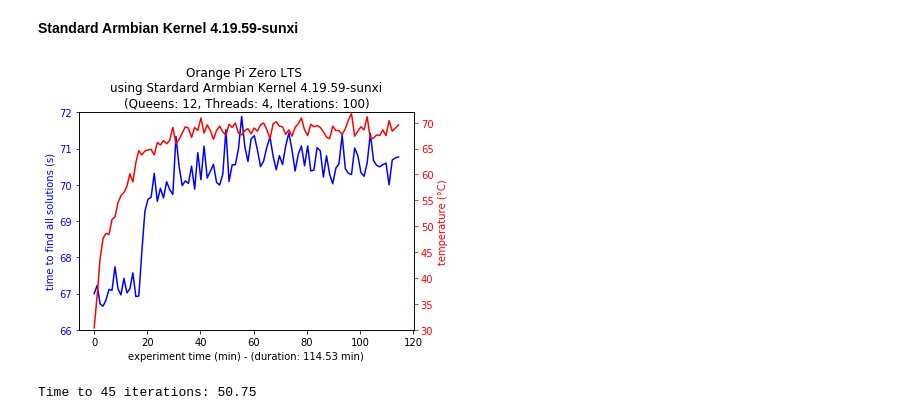
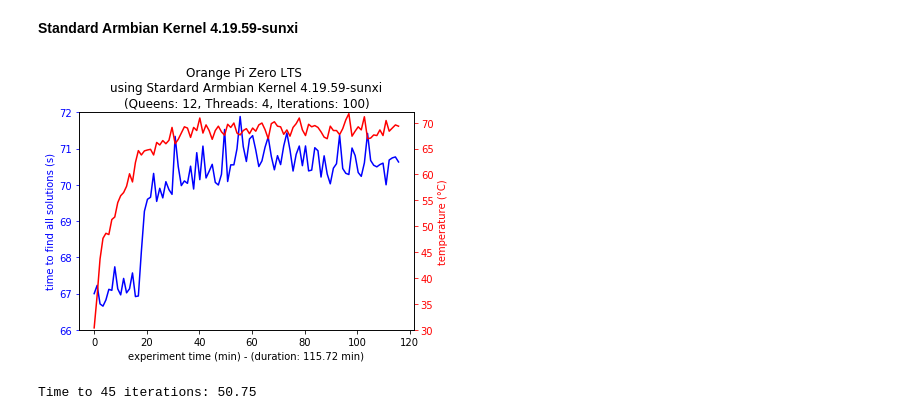
Before and after one commit to lemariva/rPI-Tests, a Jupyter notebook: performance_test_standard_kernel_orange_pi.ipynb, the cells around one changed output. Cells and saved outputs as stored; diff of their text form; code cells hidden in the pictures.

```diff
--- a/performance_test_standard_kernel_orange_pi.ipynb
+++ b/performance_test_standard_kernel_orange_pi.ipynb
@@ -88,13 +88,13 @@ kernel_std_orange_pi_st['time'] -= kernel_std_orange_pi_st['time'][0]
 # %%
 # plotting standard armbian kernel with orange-pi multi-thread solution
 timestamp_std_orange_pi_mt = kernel_std_orange_pi_mt.time/60
 time_std_orange_pi_mt = kernel_std_orange_pi_mt.seconds + kernel_std_orange_pi_mt.microseconds/1000000
 temp_std_orange_pi_mt = (kernel_std_orange_pi_mt.cpu_temp + kernel_std_orange_pi_mt.gpu_temp)/2
 title = "Orange Pi Zero LTS \nusing Stardard Armbian Kernel 4.19.59-sunxi\n(Queens: 12, Threads: 4, Iterations: 100)"
 
-plot_data(timestamp_std_orange_pi_mt[:99], time_std_orange_pi_mt[:99], temp_std_orange_pi_mt[:99], (66, 72, 30, 72), title)
+plot_data(timestamp_std_orange_pi_mt[:100], time_std_orange_pi_mt[:100], temp_std_orange_pi_mt[:100], (66, 72, 30, 72), title)
 # %% [output]
-[figure, old version]
+[figure, new version]
 # %%
 print("Time to 45 iterations: %.2f" %timestamp_std_orange_pi_mt[44])
 # %% [output]
```
Also changed, not shown: parts of 2 cells of this notebook, 3 other files.
